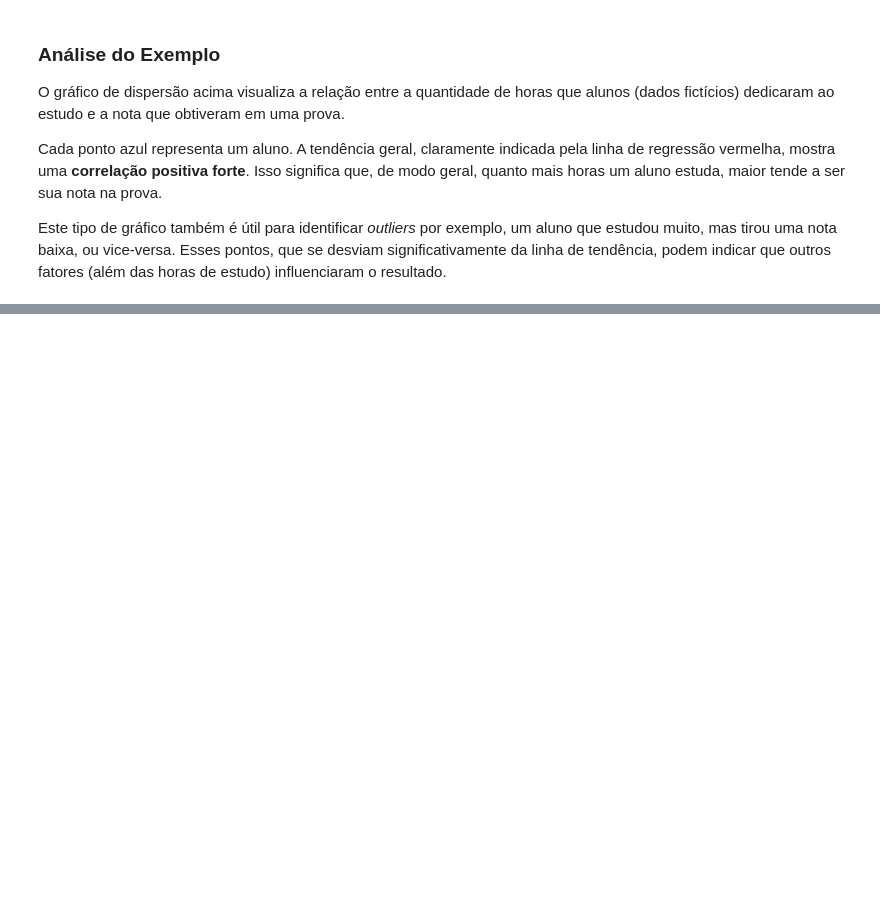
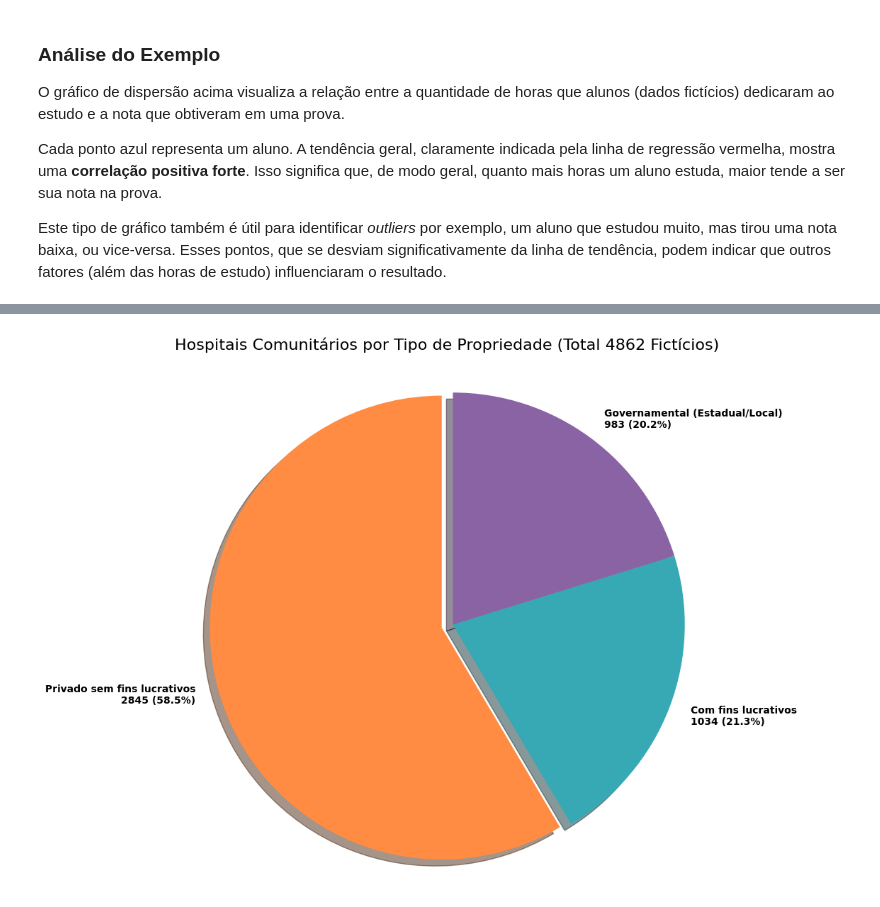
Before and after one commit to welson-rodrigues/tipos-de-graficos, a Jupyter notebook: atividade.ipynb, the cells around one changed output, grey strips where cells are left out. Cells and saved outputs as stored; diff of their text form; code cells hidden in the pictures; blank space fills up the shorter version.

Commit message:
Gráfico circular

```diff
--- a/atividade.ipynb
+++ b/atividade.ipynb
@@ -240,0 +269,43 @@ Este tipo de gráfico também é útil para identificar *outliers* por exemplo,
+# %%
+import matplotlib.pyplot as plt
+import pandas as pd
+import numpy as np
+
+# Dados de exemplo para Tipos de Propriedade de Hospitais Comunitários
+labels = ['Privado sem fins lucrativos', 'Com fins lucrativos', 'Governamental (Estadual/Local)']
+sizes = [2845, 1034, 983] # Valores que somam 4862 (total fictício)
+total_hospitais = sum(sizes)
+
+# Calcular porcentagens
+percentages = [(s / total_hospitais) * 100 for s in sizes]
+
+# Combinar labels, sizes e percentages para as fatias
+# Criando labels mais detalhadas para o gráfico
+pie_labels = [f'{label}\n{size} ({p:.1f}%)' for label, size, p in zip(labels, sizes, percentages)]
+
+# Cores para as fatias (escolhidas para se assemelhar ao exemplo)
+colors = ['#ff8c42', '#36a9b4', '#8a63a5']
+
+# explode: afasta a fatia do centro
+explode = (0.05, 0, 0)
+
+plt.figure(figsize=(10, 8))
+plt.pie(sizes,
+        explode=explode,
+        labels=pie_labels,
+        colors=colors,
+        autopct='',
+        shadow=True,
+        startangle=90,
+        textprops={'fontsize': 10, 'weight': 'bold', 'color': 'black'}) # Estilo do texto nas fatias
+
+# Adicionar um título ao gráfico
+plt.title(f'Hospitais Comunitários por Tipo de Propriedade (Total {total_hospitais} Fictícios)', fontsize=16, pad=20)
+
+# Garante que o gráfico seja desenhado como um círculo perfeito.
+plt.axis('equal')
+
+plt.tight_layout() # Ajusta o layout para evitar sobreposição
+plt.show()
+# %% [output]
+[figure, added]
```
Also changed, not shown: parts of 2 cells of this notebook.
